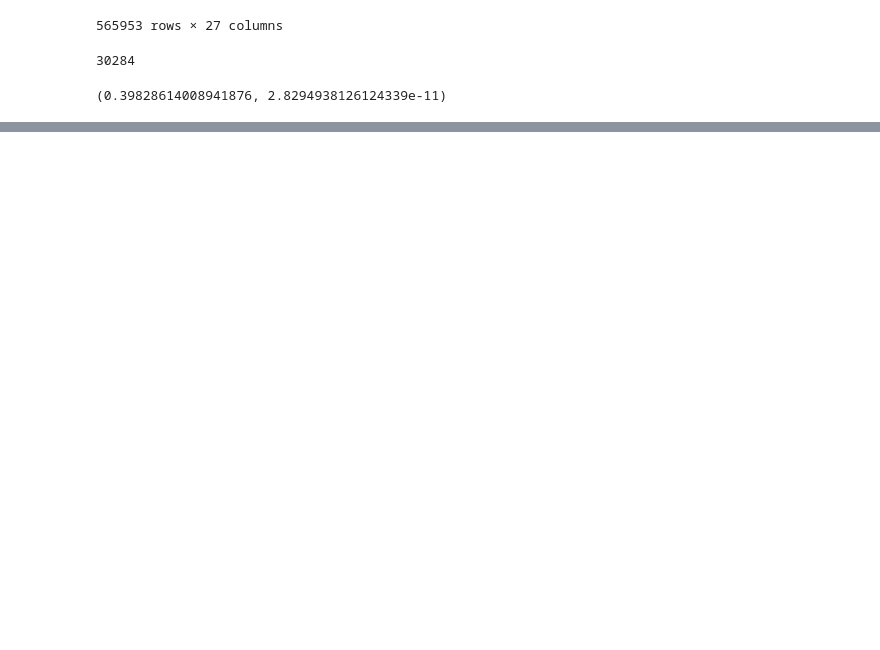
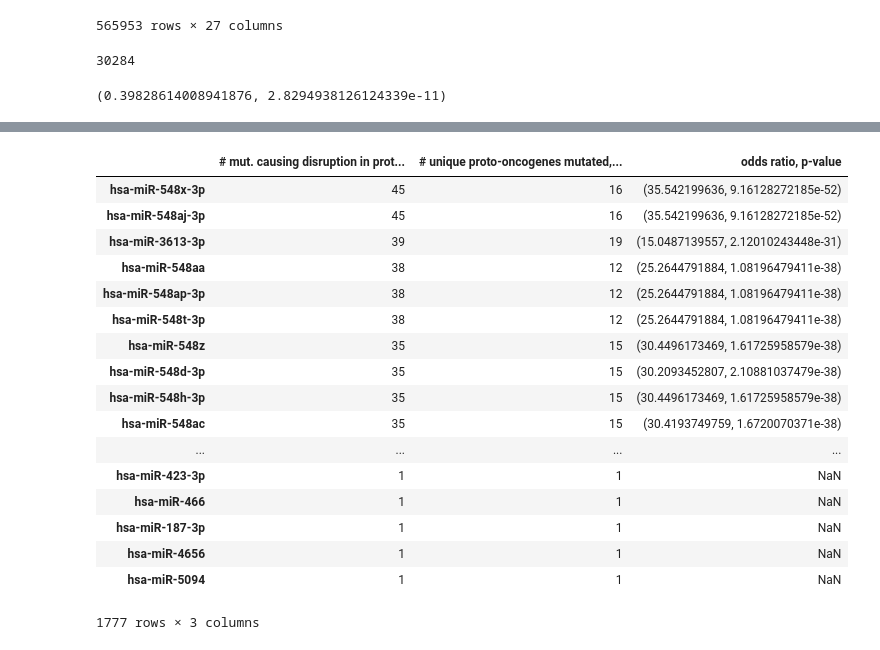
Before and after one commit to choyichen/tcga-mir-rewire, a Jupyter notebook: Oncogenes/Uniprot Fisher.ipynb, the cells around one changed output, grey strips where cells are left out. Drawn from its saved outputs; the diff is of its cells as text; code cells hidden in the pictures; blank space fills up the shorter version.

```diff
--- a/Oncogenes/Uniprot Fisher.ipynb
+++ b/Oncogenes/Uniprot Fisher.ipynb
@@ -379,0 +867,25 @@ stats.fisher_exact(fe)
+# %%
+mirct = mirct.sort(columns=["# mut. causing disruption in proto-oncogene sites"], ascending = False)
+# %%
+mirct = mirct.rename(columns={0:"odds ratio, p-value"})
+# %%
+mirct
+# %% [output]
+|  | # mut. causing disruption in prot... | # unique proto-oncogenes mutated,... | odds ratio, p-value |
+| hsa-miR-548x-3p | 45 | 16 | (35.542199636, 9.16128272185e-52) |
+| hsa-miR-548aj-3p | 45 | 16 | (35.542199636, 9.16128272185e-52) |
+| hsa-miR-3613-3p | 39 | 19 | (15.0487139557, 2.12010243448e-31) |
+| hsa-miR-548aa | 38 | 12 | (25.2644791884, 1.08196479411e-38) |
+| hsa-miR-548ap-3p | 38 | 12 | (25.2644791884, 1.08196479411e-38) |
+| hsa-miR-548t-3p | 38 | 12 | (25.2644791884, 1.08196479411e-38) |
+| hsa-miR-548z | 35 | 15 | (30.4496173469, 1.61725958579e-38) |
+| hsa-miR-548d-3p | 35 | 15 | (30.2093452807, 2.10881037479e-38) |
+| hsa-miR-548h-3p | 35 | 15 | (30.4496173469, 1.61725958579e-38) |
+| hsa-miR-548ac | 35 | 15 | (30.4193749759, 1.6720070371e-38) |
+| ... | ... | ... | ... |
+| hsa-miR-423-3p | 1 | 1 | NaN |
+| hsa-miR-466 | 1 | 1 | NaN |
+| hsa-miR-187-3p | 1 | 1 | NaN |
+| hsa-miR-4656 | 1 | 1 | NaN |
+| hsa-miR-5094 | 1 | 1 | NaN |
+1777 rows × 3 columns
```
Also changed, not shown: parts of 44 cells of this notebook, 9 other files.
